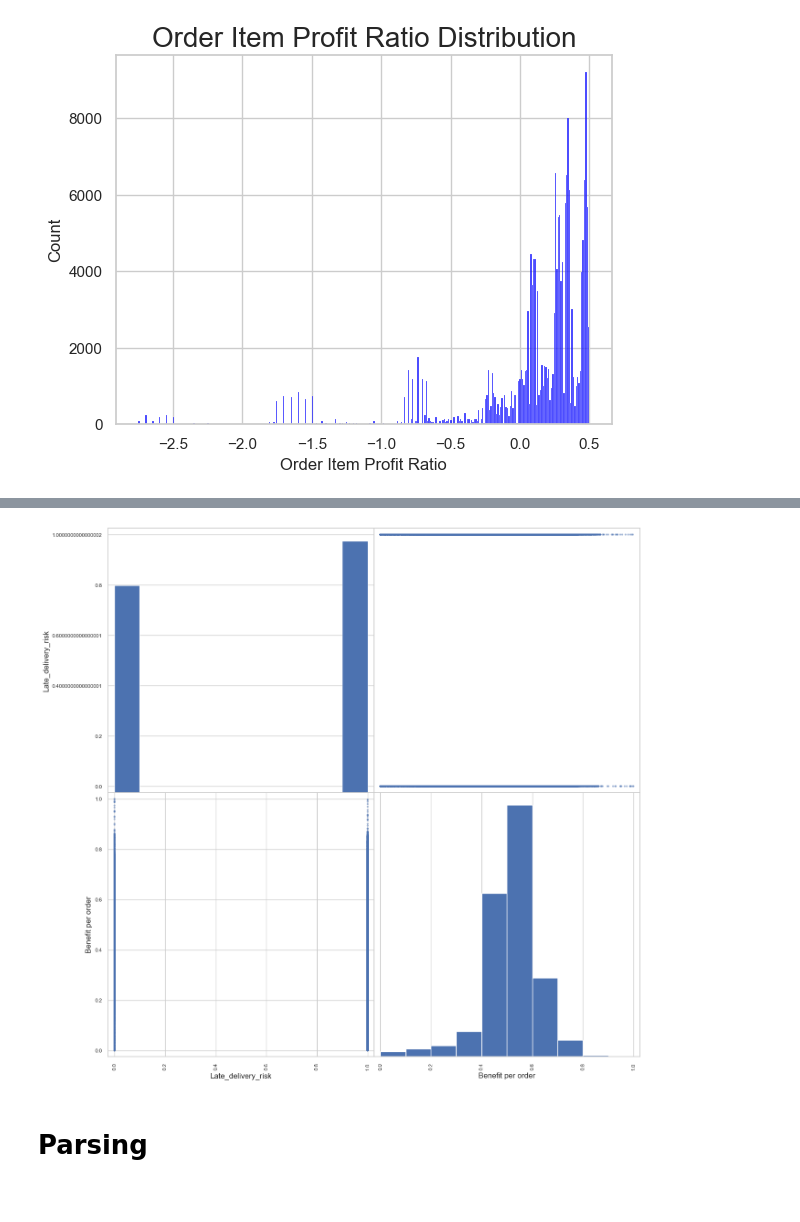
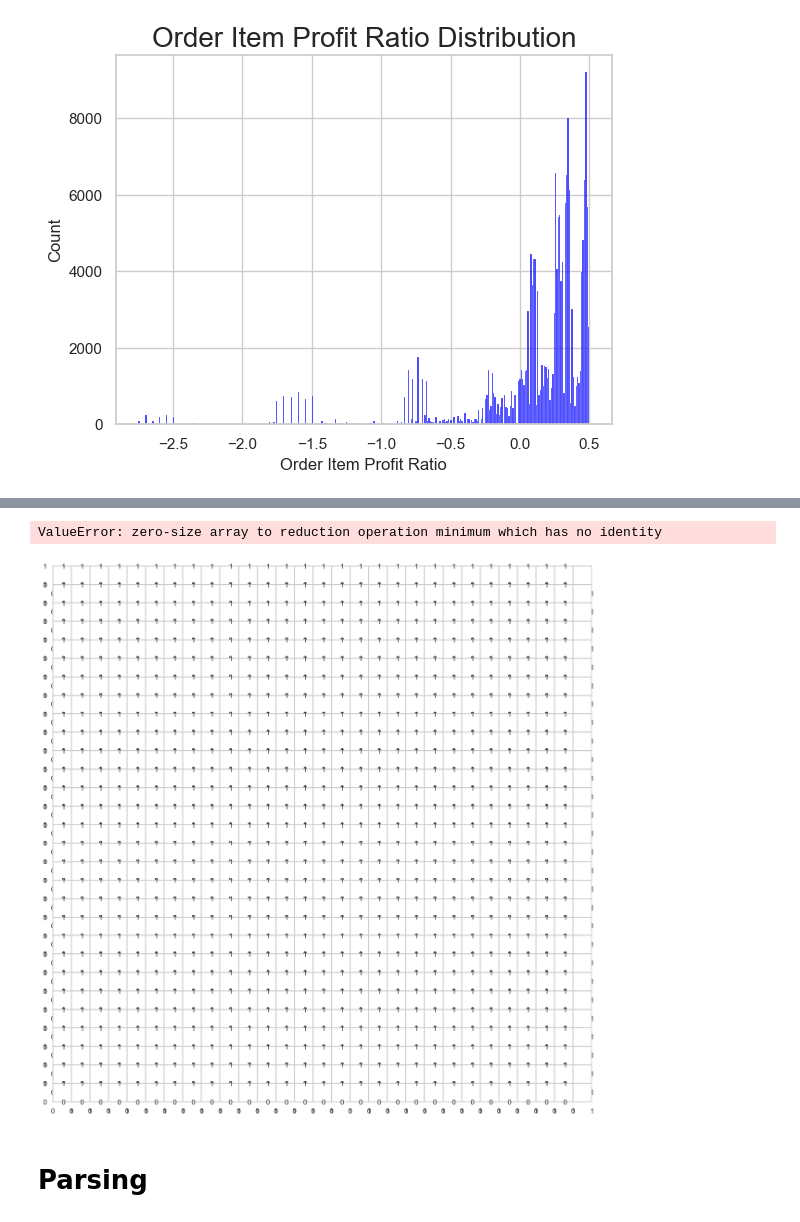
Before and after one commit to jp3tty/Supplier_Analysis, a Jupyter notebook: notebooks/eda_notebook.ipynb, the cells around one changed output, grey strips where cells are left out. Drawn from its saved outputs; the diff is of its cells as text; code cells hidden in the pictures.

```diff
--- a/notebooks/eda_notebook.ipynb
+++ b/notebooks/eda_notebook.ipynb
@@ -49,6 +49,9 @@ Data columns (total 53 columns):
  52  Shipping Mode                  180519 non-null  object
 dtypes: float64(15), int64(14), object(24)
 memory usage: 73.0+ MB
+# %%
+# Creating a numeric dataframe
+numeric_df = dataset.select_dtypes(include=['int64', 'float64'])
 # %%
 description
 # %% [output]
@@ -216,10 +212,11 @@ attributes = ['Late_delivery_risk', 'Benefit per order']
 # %%
 from pandas.plotting import scatter_matrix
 
-scatter_matrix(dataset[attributes], figsize = (15, 15))
+scatter_matrix(numeric_df, figsize = (15, 15))
 plt.show()
 # %% [output]
+ValueError: zero-size array to reduction operation minimum which has no identity
-[figure, old version]
+[figure, new version]
 # %% [markdown]
 # Parsing
 # %%
```
Also changed, not shown: parts of 10 cells of this notebook.
